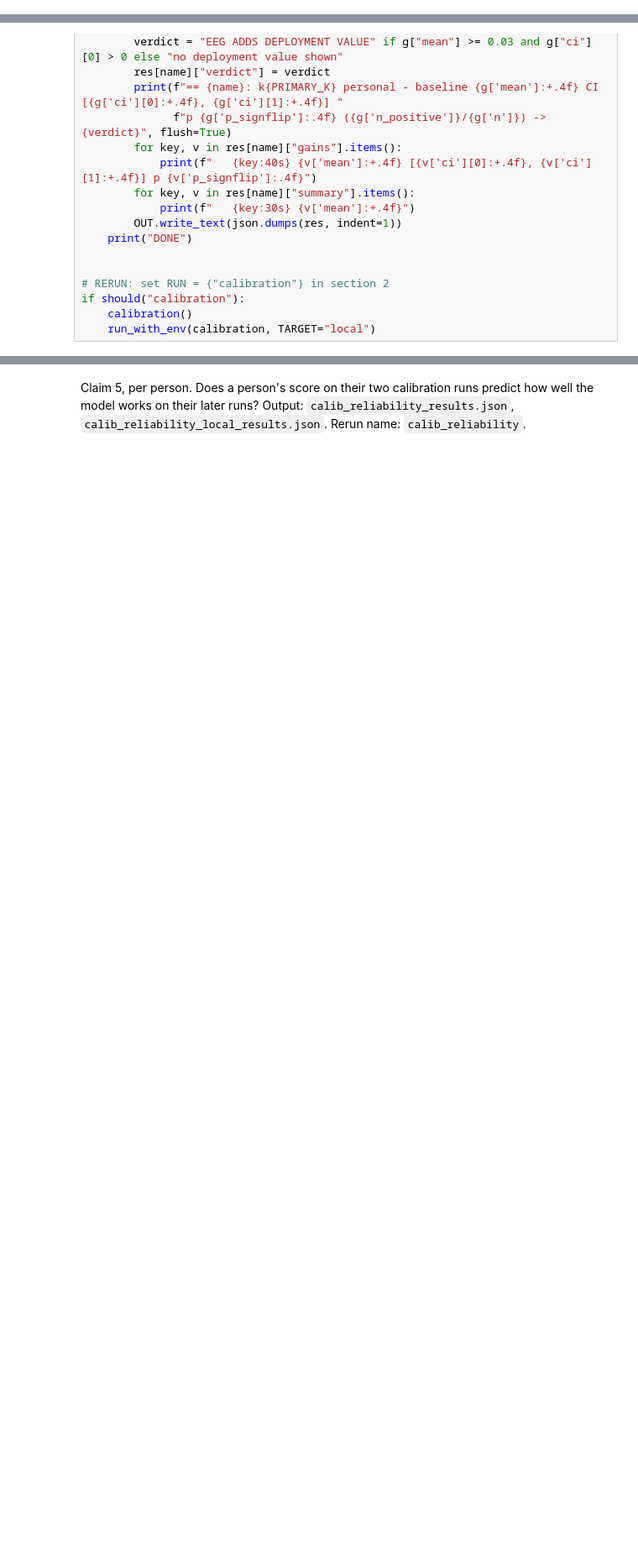
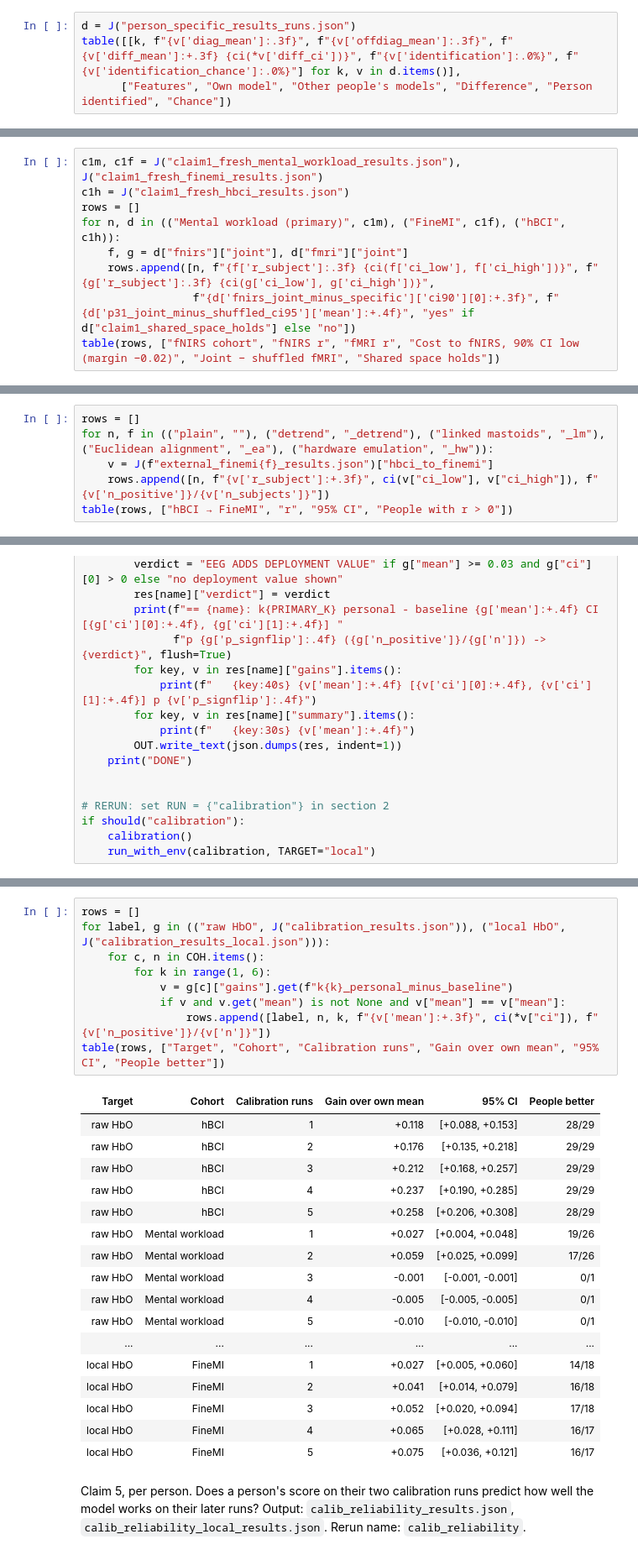
Before and after one commit to muntasirhossain2003/Cross-Modal-Prediction-of-fNIRS-Haemodynamics-From-Infra-Slow-EEG, a Jupyter notebook: merge/NeuroVascNet_Full.ipynb, the cells around one changed output, grey strips where cells are left out. Shown at 84% size. Drawn from its saved outputs; the diff is of its cells as text; blank space fills up the shorter version.

Commit message:
Full notebook: show each table and figure directly under its analysis; summary at the end

```diff
--- a/merge/NeuroVascNet_Full.ipynb
+++ b/merge/NeuroVascNet_Full.ipynb
@@ -1643,0 +1732,4 @@ if should("person_specific"):
+# %%
+d = J("person_specific_results_runs.json")
+table([[k, f"{v['diag_mean']:.3f}", f"{v['offdiag_mean']:.3f}", f"{v['diff_mean']:+.3f} {ci(*v['diff_ci'])}", f"{v['identification']:.0%}", f"{v['identification_chance']:.0%}"] for k, v in d.items()],
+      ["Features", "Own model", "Other people's models", "Difference", "Person identified", "Chance"])
@@ -2302,0 +2476,9 @@ if should("claim1_fresh"):
+# %%
+c1m, c1f = J("claim1_fresh_mental_workload_results.json"), J("claim1_fresh_finemi_results.json")
+c1h = J("claim1_fresh_hbci_results.json")
+rows = []
+for n, d in (("Mental workload (primary)", c1m), ("FineMI", c1f), ("hBCI", c1h)):
+    f, g = d["fnirs"]["joint"], d["fmri"]["joint"]
+    rows.append([n, f"{f['r_subject']:.3f} {ci(f['ci_low'], f['ci_high'])}", f"{g['r_subject']:.3f} {ci(g['ci_low'], g['ci_high'])}",
+                 f"{d['fnirs_joint_minus_specific']['ci90'][0]:+.3f}", f"{d['p31_joint_minus_shuffled_ci95']['mean']:+.4f}", "yes" if d["claim1_shared_space_holds"] else "no"])
+table(rows, ["fNIRS cohort", "fNIRS r", "fMRI r", "Cost to fNIRS, 90% CI low (margin −0.02)", "Joint − shuffled fMRI", "Shared space holds"])
@@ -2587,0 +2787,6 @@ if should("external_finemi"):
+# %%
+rows = []
+for n, f in (("plain", ""), ("detrend", "_detrend"), ("linked mastoids", "_lm"), ("Euclidean alignment", "_ea"), ("hardware emulation", "_hw")):
+    v = J(f"external_finemi{f}_results.json")["hbci_to_finemi"]
+    rows.append([n, f"{v['r_subject']:+.3f}", ci(v["ci_low"], v["ci_high"]), f"{v['n_positive']}/{v['n_subjects']}"])
+table(rows, ["hBCI → FineMI", "r", "95% CI", "People with r > 0"])
@@ -4758,3 +5267,30 @@ if should("calibration"):
+# %%
+rows = []
+for label, g in (("raw HbO", J("calibration_results.json")), ("local HbO", J("calibration_results_local.json"))):
+    for c, n in COH.items():
+        for k in range(1, 6):
+            v = g[c]["gains"].get(f"k{k}_personal_minus_baseline")
+            if v and v.get("mean") is not None and v["mean"] == v["mean"]:
+                rows.append([label, n, k, f"{v['mean']:+.3f}", ci(*v["ci"]), f"{v['n_positive']}/{v['n']}"])
+table(rows, ["Target", "Cohort", "Calibration runs", "Gain over own mean", "95% CI", "People better"])
+# %% [output]
+| Target | Cohort | Calibration runs | Gain over own mean | 95% CI | People better |
+| raw HbO | hBCI | 1 | +0.118 | [+0.088, +0.153] | 28/29 |
+| raw HbO | hBCI | 2 | +0.176 | [+0.135, +0.218] | 29/29 |
+| raw HbO | hBCI | 3 | +0.212 | [+0.168, +0.257] | 29/29 |
+| raw HbO | hBCI | 4 | +0.237 | [+0.190, +0.285] | 29/29 |
+| raw HbO | hBCI | 5 | +0.258 | [+0.206, +0.308] | 28/29 |
+| raw HbO | Mental workload | 1 | +0.027 | [+0.004, +0.048] | 19/26 |
+| raw HbO | Mental workload | 2 | +0.059 | [+0.025, +0.099] | 17/26 |
+| raw HbO | Mental workload | 3 | -0.001 | [-0.001, -0.001] | 0/1 |
+| raw HbO | Mental workload | 4 | -0.005 | [-0.005, -0.005] | 0/1 |
+| raw HbO | Mental workload | 5 | -0.010 | [-0.010, -0.010] | 0/1 |
+| ... | ... | ... | ... | ... | ... |
+| local HbO | FineMI | 1 | +0.027 | [+0.005, +0.060] | 14/18 |
+| local HbO | FineMI | 2 | +0.041 | [+0.014, +0.079] | 16/18 |
+| local HbO | FineMI | 3 | +0.052 | [+0.020, +0.094] | 17/18 |
+| local HbO | FineMI | 4 | +0.065 | [+0.028, +0.111] | 16/17 |
+| local HbO | FineMI | 5 | +0.075 | [+0.036, +0.121] | 16/17 |
 # %% [markdown]
 Claim 5, per person. Does a person's score on their two calibration runs predict how well the model works on their later runs? Output: `calib_reliability_results.json`, `calib_reliability_local_results.json`. Rerun name: `calib_reliability`.
 # %%
```
Also changed, not shown: parts of 74 cells of this notebook, 1 other file.
